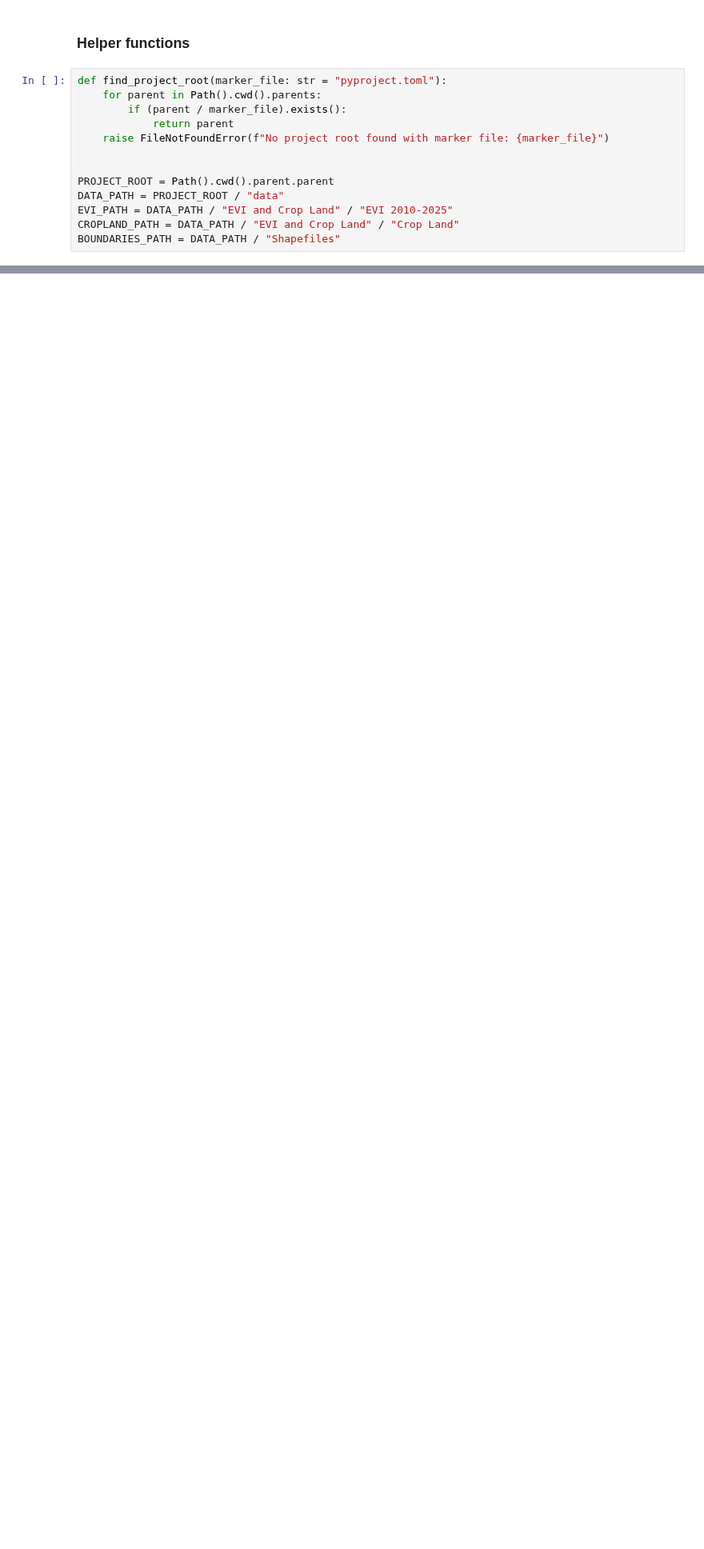
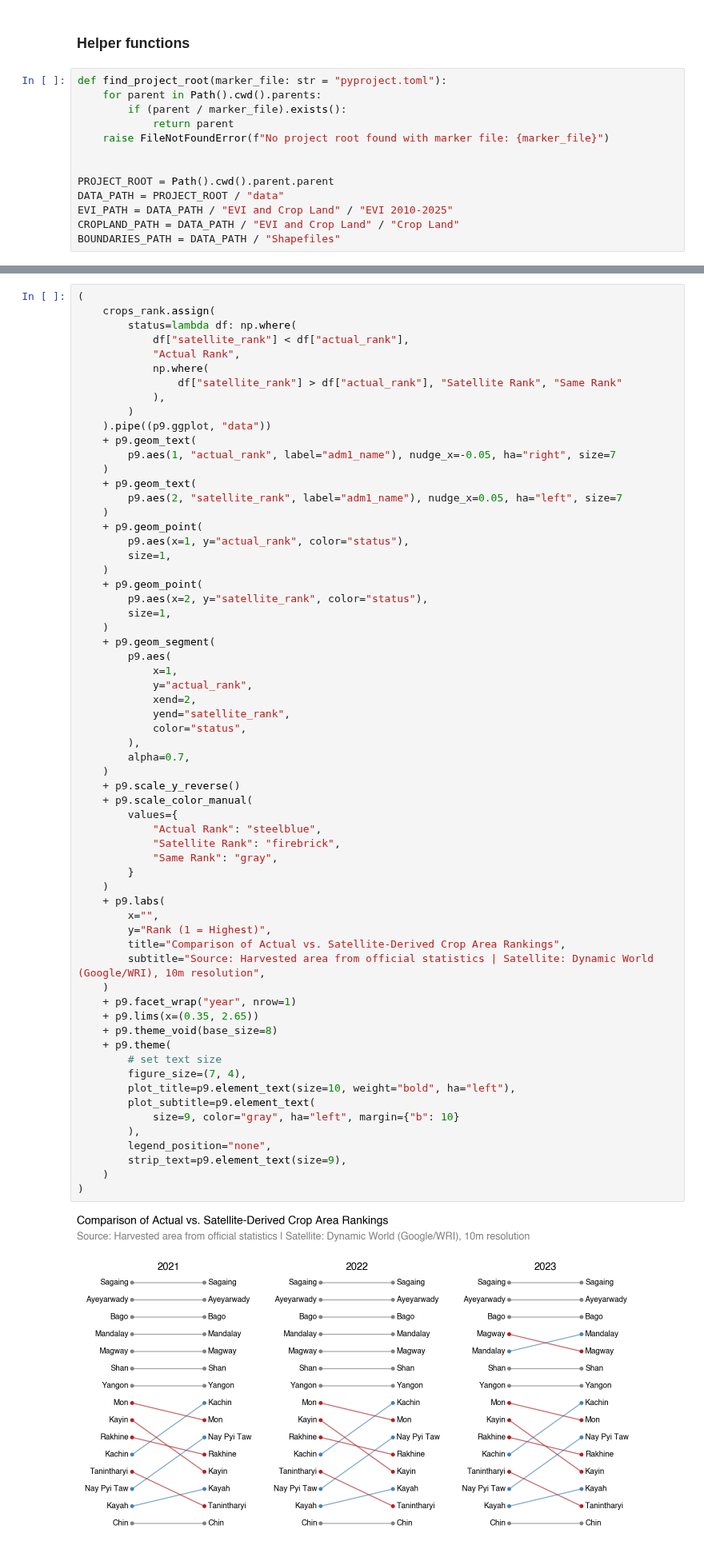
Before and after one commit to datapartnership/myanmar-economic-monitor, a Jupyter notebook: notebooks/vegetation-conditions/evi-report.ipynb, the cells around one changed output, grey strips where cells are left out. Shown at 80% size. Drawn from its saved outputs; the diff is of its cells as text; blank space fills up the shorter version.

```diff
--- a/notebooks/vegetation-conditions/evi-report.ipynb
+++ b/notebooks/vegetation-conditions/evi-report.ipynb
@@ -237,0 +471,65 @@ rainfall_adm1 = (
+# %%
+(
+    crops_rank.assign(
+        status=lambda df: np.where(
+            df["satellite_rank"] < df["actual_rank"],
+            "Actual Rank",
+            np.where(
+                df["satellite_rank"] > df["actual_rank"], "Satellite Rank", "Same Rank"
+            ),
+        )
+    ).pipe((p9.ggplot, "data"))
+    + p9.geom_text(
+        p9.aes(1, "actual_rank", label="adm1_name"), nudge_x=-0.05, ha="right", size=7
+    )
+    + p9.geom_text(
+        p9.aes(2, "satellite_rank", label="adm1_name"), nudge_x=0.05, ha="left", size=7
+    )
+    + p9.geom_point(
+        p9.aes(x=1, y="actual_rank", color="status"),
+        size=1,
+    )
+    + p9.geom_point(
+        p9.aes(x=2, y="satellite_rank", color="status"),
+        size=1,
+    )
+    + p9.geom_segment(
+        p9.aes(
+            x=1,
+            y="actual_rank",
+            xend=2,
+            yend="satellite_rank",
+            color="status",
+        ),
+        alpha=0.7,
+    )
+    + p9.scale_y_reverse()
+    + p9.scale_color_manual(
+        values={
+            "Actual Rank": "steelblue",
+            "Satellite Rank": "firebrick",
+            "Same Rank": "gray",
+        }
+    )
+    + p9.labs(
+        x="",
+        y="Rank (1 = Highest)",
+        title="Comparison of Actual vs. Satellite-Derived Crop Area Rankings",
+        subtitle="Source: Harvested area from official statistics | Satellite: Dynamic World (Google/WRI), 10m resolution",
+    )
+    + p9.facet_wrap("year", nrow=1)
+    + p9.lims(x=(0.35, 2.65))
+    + p9.theme_void(base_size=8)
+    + p9.theme(
+        # set text size
+        figure_size=(7, 4),
+        plot_title=p9.element_text(size=10, weight="bold", ha="left"),
+        plot_subtitle=p9.element_text(
+            size=9, color="gray", ha="left", margin={"b": 10}
+        ),
+        legend_position="none",
+        strip_text=p9.element_text(size=9),
+    )
+)
+# %% [output]
+[figure, added]
```
Also changed, not shown: parts of 49 cells of this notebook, 4 other files.
